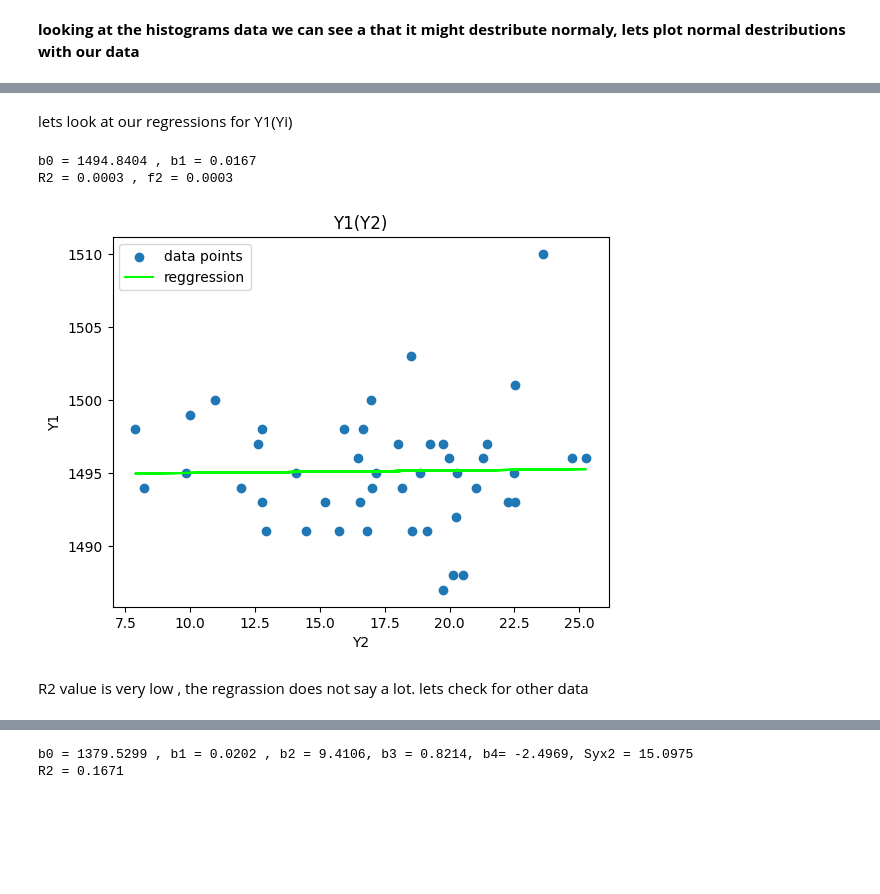
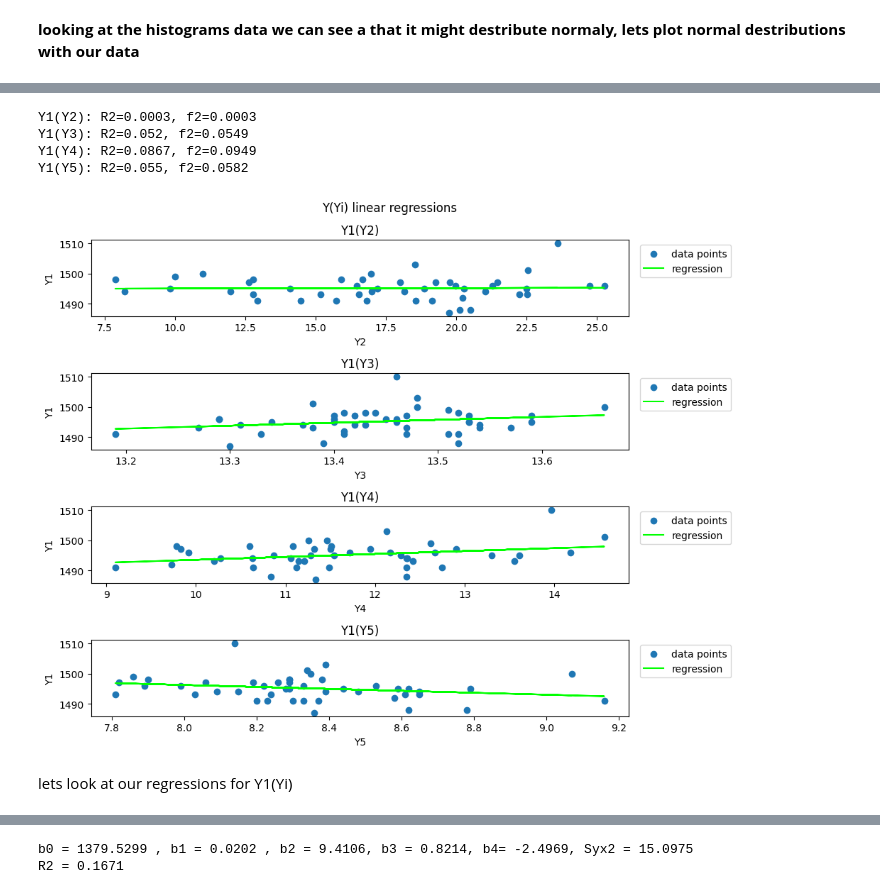
Before and after one commit to Rotems1234/PulseNMore_HomeAssignment, a Jupyter notebook: PulseNMore_RotemStahl.ipynb, the cells around one changed output, grey strips where cells are left out. Drawn from its saved outputs; the diff is of its cells as text; code cells hidden in the pictures; blank space fills up the shorter version.

```diff
--- a/PulseNMore_RotemStahl.ipynb
+++ b/PulseNMore_RotemStahl.ipynb
@@ -338,7 +342,7 @@ def linreg(x,y):
   b1 = np.dot((x-x.mean()),(y-y.mean()))/ np.dot((x-x.mean()),(x-x.mean()))
   b0 = y.mean()-b1*x.mean()
 
-  print('b0 = {} , b1 = {}'.format(round(b0,4),round(b1,4)))
+  #print('b0 = {} , b1 = {}'.format(round(b0,4),round(b1,4)))
   yhat = b0+b1*x
   # effect size for regression model
 
@@ -350,5 +354,5 @@ def linreg(x,y):
 
   f2 = SSreg/SSres
 
-  print('R2 = {} , f2 = {}'.format(round(R2,4),round(f2,4)))
-  return  b0, b1 , R2, f2
+  #print('R2 = {} , f2 = {}'.format(round(R2,4),round(f2,4)))
+  return  R2, f2, yhat
@@ -366,12 +407,10 @@ def plotreg(x,y,b0,b1,title,xlab,ylab):
+# %%
+ plot4reg(data,'Y(Yi) linear regressions')
+# %% [output]
+Y1(Y2): R2=0.0003, f2=0.0003
+Y1(Y3): R2=0.052, f2=0.0549
+Y1(Y4): R2=0.0867, f2=0.0949
+Y1(Y5): R2=0.055, f2=0.0582
+[figure, added]
 # %% [markdown]
 lets look at our regressions for Y1(Yi)
-# %%
-b0,b1,R2,f2 = linreg(filtered_data.Y2,filtered_data.Y1)
-plotreg(filtered_data.Y2,filtered_data.Y1,b0,b1,'Y1(Y2)','Y2','Y1')
-# %% [output]
-b0 = 1494.8404 , b1 = 0.0167
-R2 = 0.0003 , f2 = 0.0003
-[figure, removed]
-# %% [markdown]
-R2 value is very low , the regrassion does not say a lot.
-lets check for other data
```
Also changed, not shown: parts of 14 cells of this notebook.
